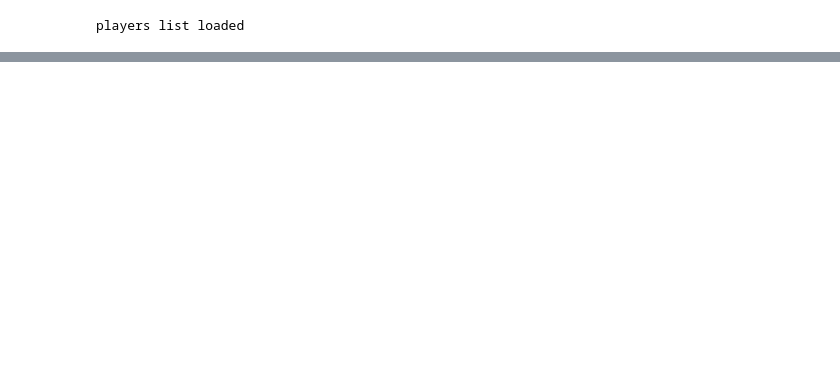
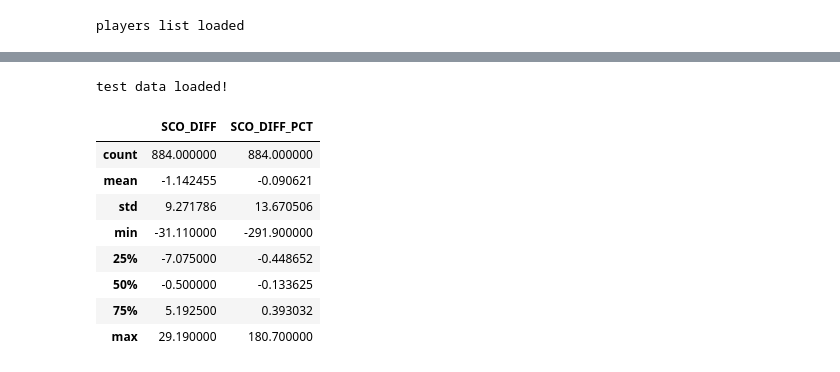
Before and after one commit to wonderui/Hoop_Fantasy, a Jupyter notebook: nba_seer-0.1/0_test_seer.ipynb, the cells around one changed output, grey strips where cells are left out. Saved outputs shown, nothing was run; the diff lists cells and outputs as text; code cells hidden in the pictures; blank space fills up the shorter version.

```diff
--- a/nba_seer-0.1/0_test_seer.ipynb
+++ b/nba_seer-0.1/0_test_seer.ipynb
@@ -160,3 +175,28 @@ players_t.sort_values('ACT_SCO')
+# %%
+players_t_1 = players_t.copy()
+players_t_1['home_eff'] = players_t_1.apply(lambda x: location_eff(game_stats_logs, x)[0], axis=1)
+players_t_1['away_eff'] = players_t_1.apply(lambda x: location_eff(game_stats_logs, x)[1], axis=1)
+players_t_1['EXP_SCO'] = players_t_1.apply(lambda x: x['EXP_SCO'] * x['home_eff'] if x['Location'] == 'HOME'
+                                           else x['EXP_SCO'] * x['away_eff'],
+                                           axis=1)
+players_t_1['ACT_SCO'] = players_t_1.apply(get_score, axis = 1)
+players_t_1['SCO_DIFF'] = players_t_1['EXP_SCO'] - players_t_1['ACT_SCO']
+players_t_1['SCO_DIFF_PCT'] = players_t_1['SCO_DIFF'] / players_t_1['ACT_SCO']
+print('test data loaded!')
+# %% [output]
+test data loaded!
+# %%
+test_result(players)
+# %% [output]
+|  | SCO_DIFF | SCO_DIFF_PCT |
+| count | 884.000000 | 884.000000 |
+| mean | -1.142455 | -0.090621 |
+| std | 9.271786 | 13.670506 |
+| min | -31.110000 | -291.900000 |
+| 25% | -7.075000 | -0.448652 |
+| 50% | -0.500000 | -0.133625 |
+| 75% | 5.192500 | 0.393032 |
+| max | 29.190000 | 180.700000 |
 # %%
 test_result(players_t)
 # %% [output]
```
Also changed, not shown: parts of 15 cells of this notebook, 4 other files.
